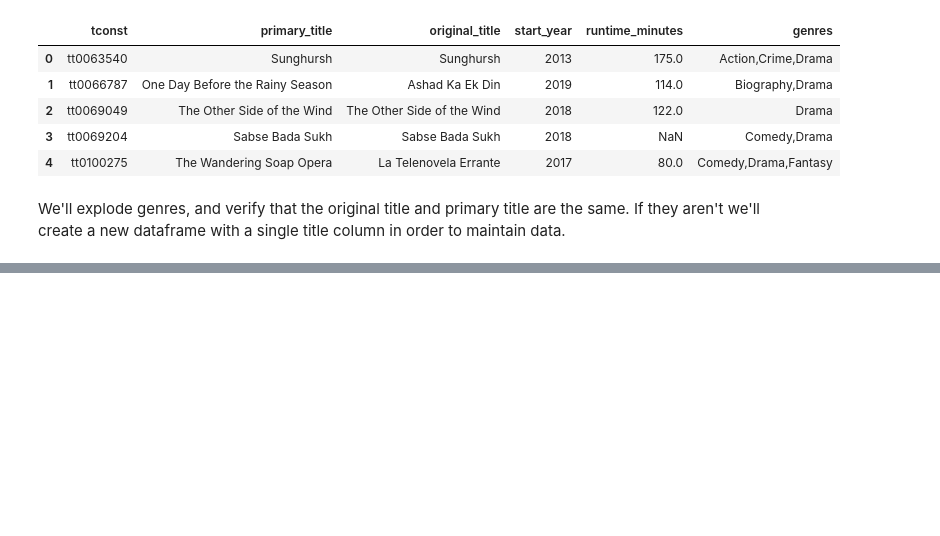
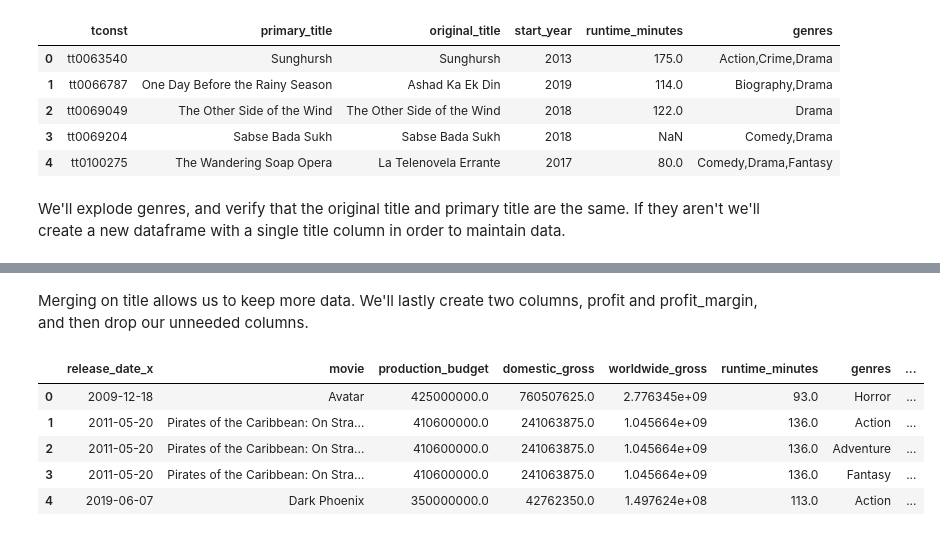
Before and after one commit to Skellet0r/movie-industry, a Jupyter notebook: notebooks/02-eamor-data-cleaning.ipynb, the cells around one changed output, grey strips where cells are left out. Cells and saved outputs as stored; diff of their text form; code cells hidden in the pictures; blank space fills up the shorter version.

```diff
--- a/notebooks/02-eamor-data-cleaning.ipynb
+++ b/notebooks/02-eamor-data-cleaning.ipynb
@@ -250,0 +289,4 @@ imdb_title_basics.drop_duplicates(inplace=True)
+# %%
+# drop tconst, nconst, directors, and rename title_tup, and primary_name columns
+imdb.drop(columns=["tconst", "directors", "nconst"], inplace=True, errors="ignore")
+imdb.rename(columns={"primary_name": "director", "title_tup": "title"}, inplace=True)
@@ -250,0 +300,11 @@ imdb_title_basics.drop_duplicates(inplace=True)
+# %%
+# tmdb add release year column, join the two datasets, and drop start_year and release_year cols
+tmdb_movies["release_year"] = tmdb_movies.release_date.dt.year
+imdb_tmdb = pd.merge(
+    imdb,
+    tmdb_movies,
+    how="left",
+    left_on=["title", "start_year"],
+    right_on=["title", "release_year"],
+)
+imdb_tmdb.drop(columns=["start_year", "release_year"], inplace=True, errors="ignore")
@@ -250,0 +340,19 @@ imdb_title_basics.drop_duplicates(inplace=True)
+# %% [markdown]
+Merging on title allows us to keep more data. We'll lastly create two columns, profit and profit_margin, and then drop our unneeded columns.
+# %%
+# create a profit column by subtracting budget from (worldwide gross + domestic_gross)
+merging_on_title["total_gross"] = (
+    merging_on_title.worldwide_gross + merging_on_title.domestic_gross
+)
+merging_on_title["profit"] = merging_on_title.total_gross - merging_on_title.production_budget
+merging_on_title["profit_margin"] = (
+    merging_on_title.profit / merging_on_title.production_budget
+)
+display(merging_on_title.head())
+# %% [output]
+|  | release_date_x | movie | production_budget | domestic_gross | worldwide_gross | runtime_minutes | genres | ... |
+| 0 | 2009-12-18 | Avatar | 425000000.0 | 760507625.0 | 2.776345e+09 | 93.0 | Horror | ... |
+| 1 | 2011-05-20 | Pirates of the Caribbean: On Stra... | 410600000.0 | 241063875.0 | 1.045664e+09 | 136.0 | Action | ... |
+| 2 | 2011-05-20 | Pirates of the Caribbean: On Stra... | 410600000.0 | 241063875.0 | 1.045664e+09 | 136.0 | Adventure | ... |
+| 3 | 2011-05-20 | Pirates of the Caribbean: On Stra... | 410600000.0 | 241063875.0 | 1.045664e+09 | 136.0 | Fantasy | ... |
+| 4 | 2019-06-07 | Dark Phoenix | 350000000.0 | 42762350.0 | 1.497624e+08 | 113.0 | Action | ... |
```
Also changed, not shown: parts of 12 cells of this notebook.
